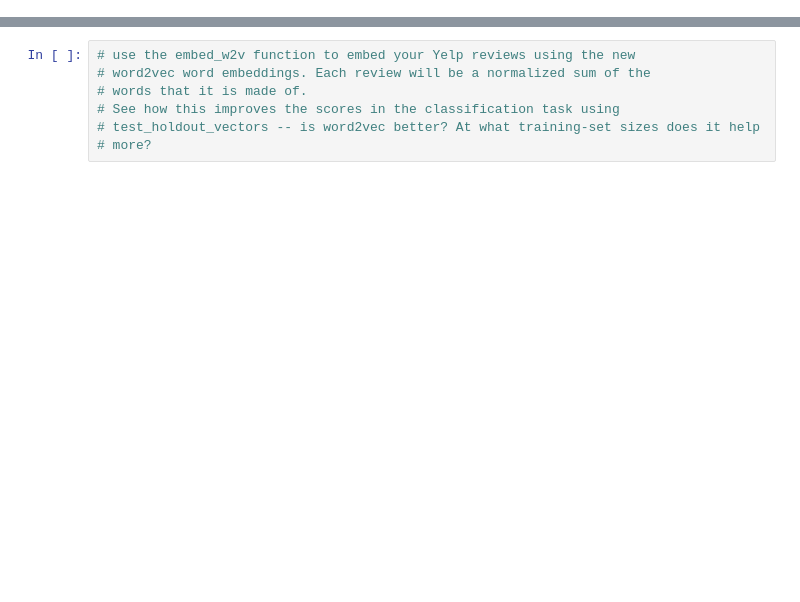
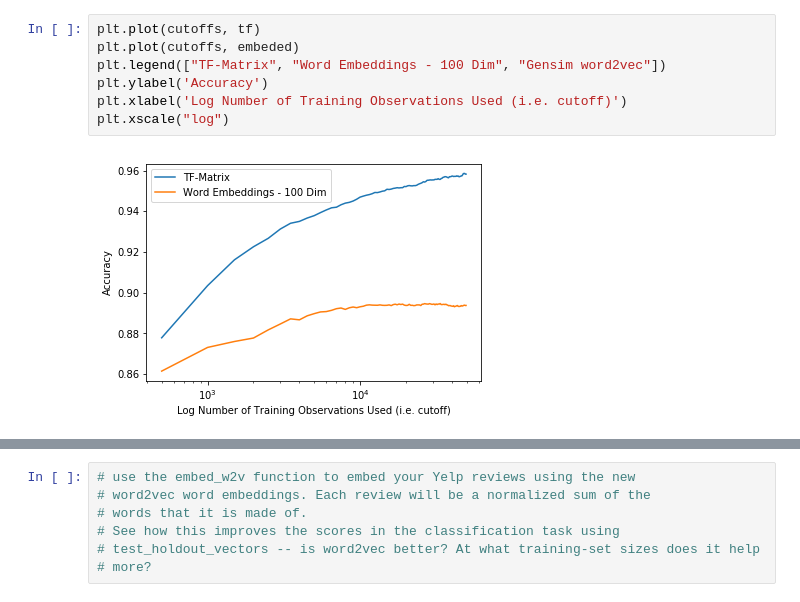
Before and after one commit to nandanrao/text-mining, a Jupyter notebook: exercise-3.ipynb, the cells around one changed output, grey strips where cells are left out. Saved outputs shown, nothing was run; the diff lists cells and outputs as text; blank space fills up the shorter version.

```diff
--- a/exercise-3.ipynb
+++ b/exercise-3.ipynb
@@ -57,3 +72,12 @@ def test_holdout_vectors(V, y, cutoff):
+# %%
+plt.plot(cutoffs, tf)
+plt.plot(cutoffs, embeded)
+plt.legend(["TF-Matrix", "Word Embeddings - 100 Dim", "Gensim word2vec"])
+plt.ylabel('Accuracy')
+plt.xlabel('Log Number of Training Observations Used (i.e. cutoff)')
+plt.xscale("log")
+# %% [output]
+[figure, added]
 # %%
 from gensim.models import Word2Vec
 
```
Also changed, not shown: parts of 34 cells of this notebook.
